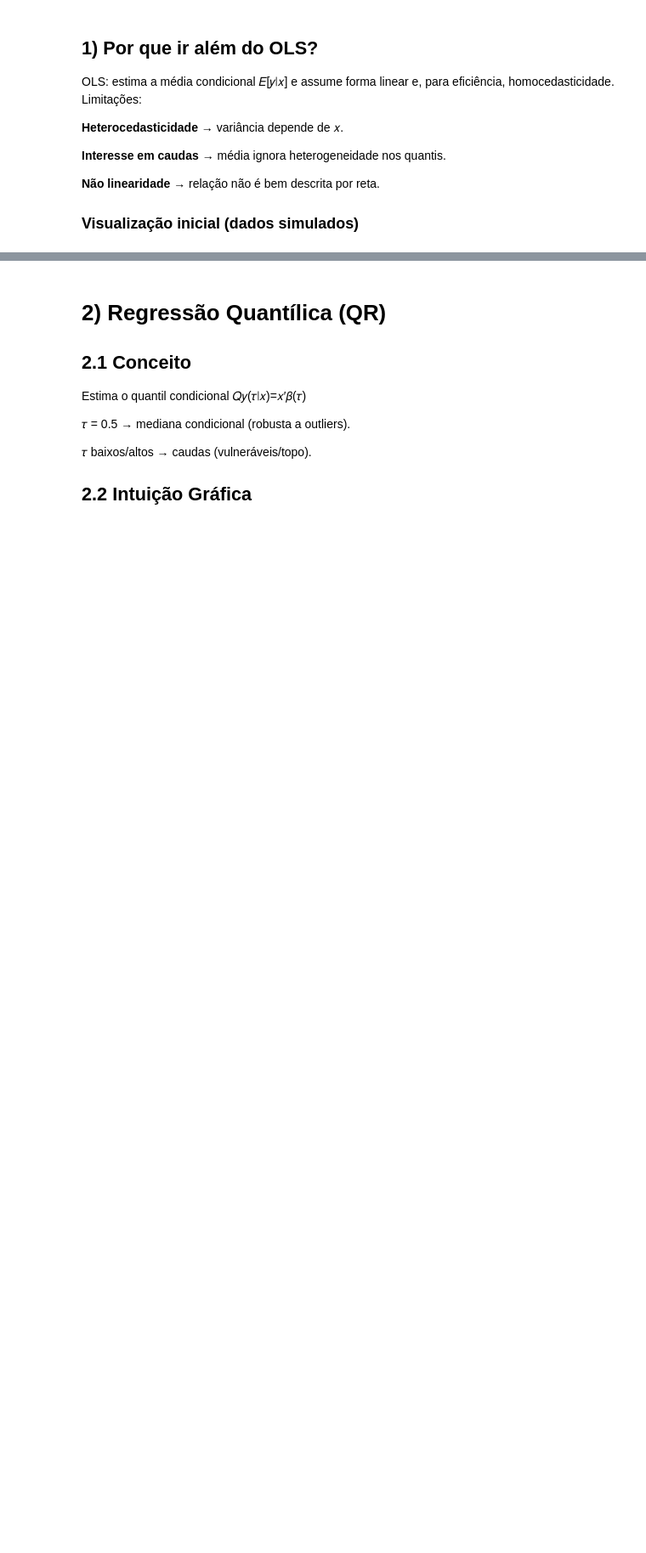
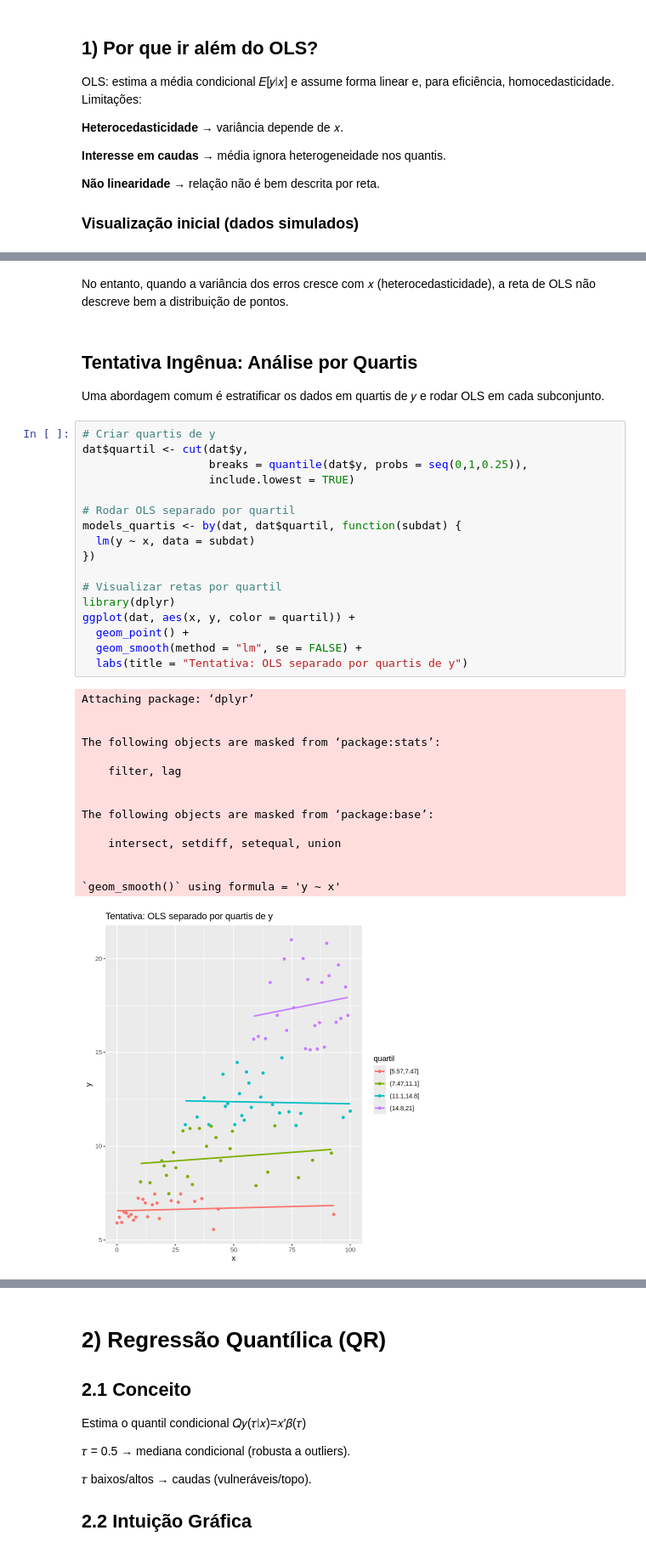
Before and after one commit to ngthiagpgp/Curso-de-Avalia-o-de-Pol-ticas-P-blicas, a Jupyter notebook: Aula_Quartiles_e_GAM_r.ipynb, the cells around one changed output, grey strips where cells are left out. Shown at 85% size. Saved outputs shown, nothing was run; the diff lists cells and outputs as text; blank space fills up the shorter version.

```diff
--- a/Aula_Quartiles_e_GAM_r.ipynb
+++ b/Aula_Quartiles_e_GAM_r.ipynb
@@ -76,0 +124,38 @@ ggplot(dat, aes(x, y)) +
+# %% [markdown]
+No entanto, quando a variância dos erros cresce com 𝑥 (heterocedasticidade), a reta de OLS não descreve bem a distribuição de pontos.
+# %% [markdown]
+## Tentativa Ingênua: Análise por Quartis
+Uma abordagem comum é estratificar os dados em quartis de 𝑦 e rodar OLS em cada subconjunto.
+# %%
+# Criar quartis de y
+dat$quartil <- cut(dat$y,
+                   breaks = quantile(dat$y, probs = seq(0,1,0.25)),
+                   include.lowest = TRUE)
+
+# Rodar OLS separado por quartil
+models_quartis <- by(dat, dat$quartil, function(subdat) {
+  lm(y ~ x, data = subdat)
+})
+
+# Visualizar retas por quartil
+library(dplyr)
+ggplot(dat, aes(x, y, color = quartil)) +
+  geom_point() +
+  geom_smooth(method = "lm", se = FALSE) +
+  labs(title = "Tentativa: OLS separado por quartis de y")
+# %% [output]
+Attaching package: ‘dplyr’
+
+
+The following objects are masked from ‘package:stats’:
+
+    filter, lag
+
+
+The following objects are masked from ‘package:base’:
+
+    intersect, setdiff, setequal, union
+
+
+`geom_smooth()` using formula = 'y ~ x'
+[figure, added]
```
Also changed, not shown: parts of 11 cells of this notebook.
